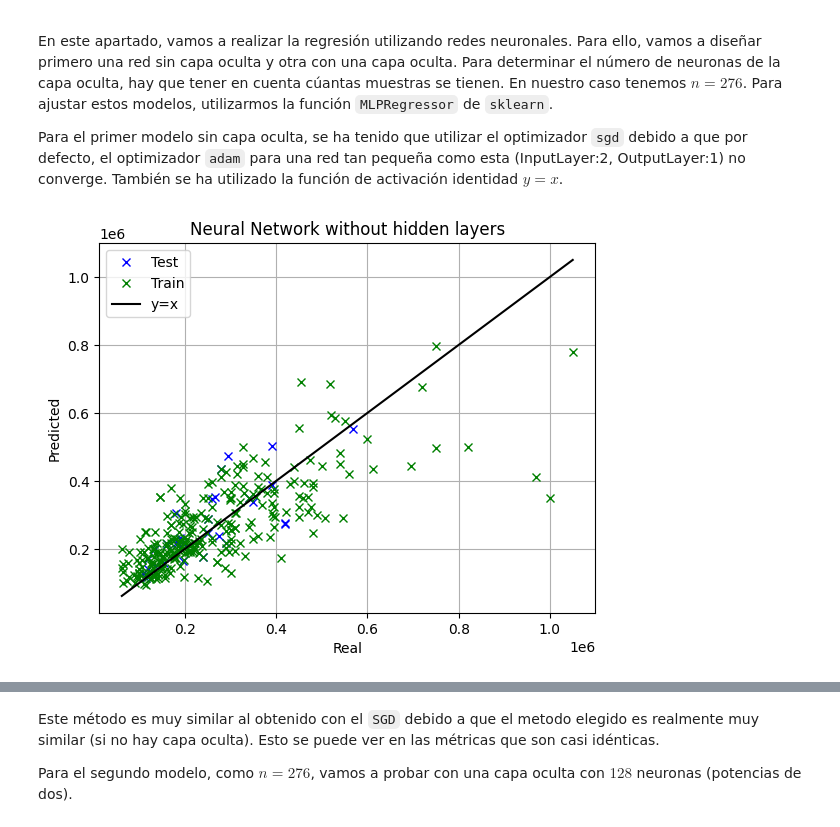
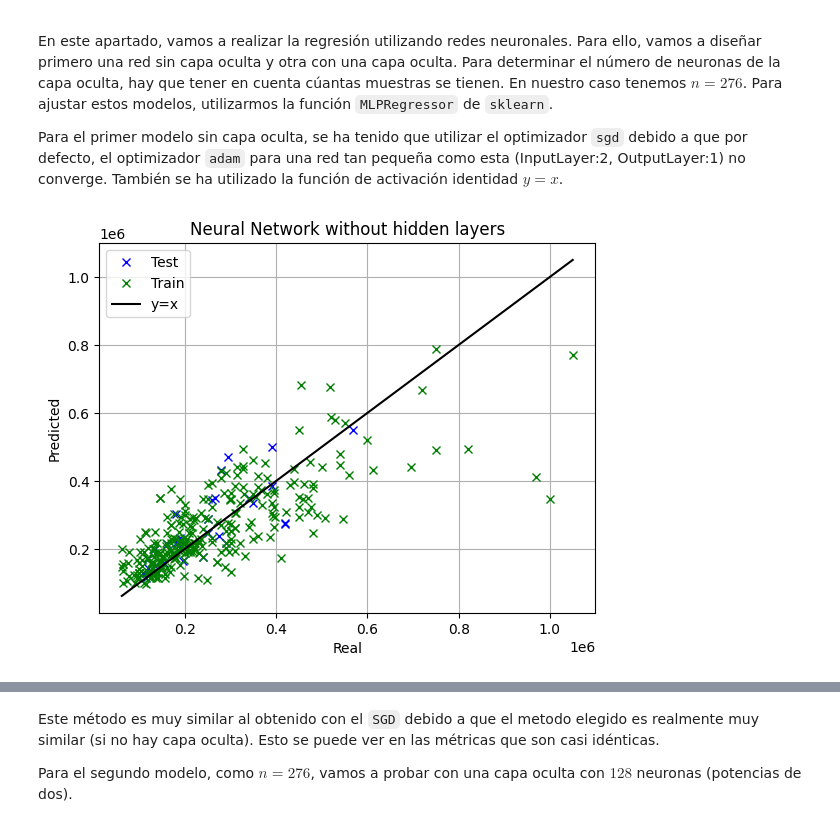
Before and after one commit to Davidjmz12/Automatic-Learning, a Jupyter notebook: Lab-01/notebook.ipynb, the cells around one changed output, grey strips where cells are left out. Cells and saved outputs as stored; diff of their text form; code cells hidden in the pictures.

```diff
--- a/Lab-01/notebook.ipynb
+++ b/Lab-01/notebook.ipynb
@@ -660,18 +660,18 @@ En este apartado, vamos a realizar la regresión utilizando redes neuronales. Pa
 Para el primer modelo sin capa oculta, se ha tenido que utilizar el optimizador `sgd` debido a que por defecto, el optimizador `adam` para una red tan pequeña como esta (InputLayer:2, OutputLayer:1) no converge. También se ha utilizado la función de activación identidad $y=x$.
 # %%
 from sklearn.neural_network import MLPRegressor
-NN_1 = make_pipeline(StandardScaler(), MLPRegressor(hidden_layer_sizes=(), max_iter=1000,
+NN_1 = make_pipeline(StandardScaler(), MLPRegressor(hidden_layer_sizes=(), max_iter=10000,
                                                     activation="identity", learning_rate="adaptive", solver="sgd"))
 
 NN_1_model = LinearRegression(x_train, y_train,
                               x_test, y_test, NN_1,
                              "NeuralNetwork-No-HL", flags,
                              opt_name='mlpregressor')
 models.append(NN_1_model.compute_metrics())
 
 NN_1_model.plot_pred_vs_real("Neural Network without hidden layers")
 # %% [output]
-[figure, old version]
+[figure, new version]
 # %%
 NN_1_model.compute_metrics()
 # %% [output]
```
Also changed, not shown: parts of 11 cells of this notebook.
